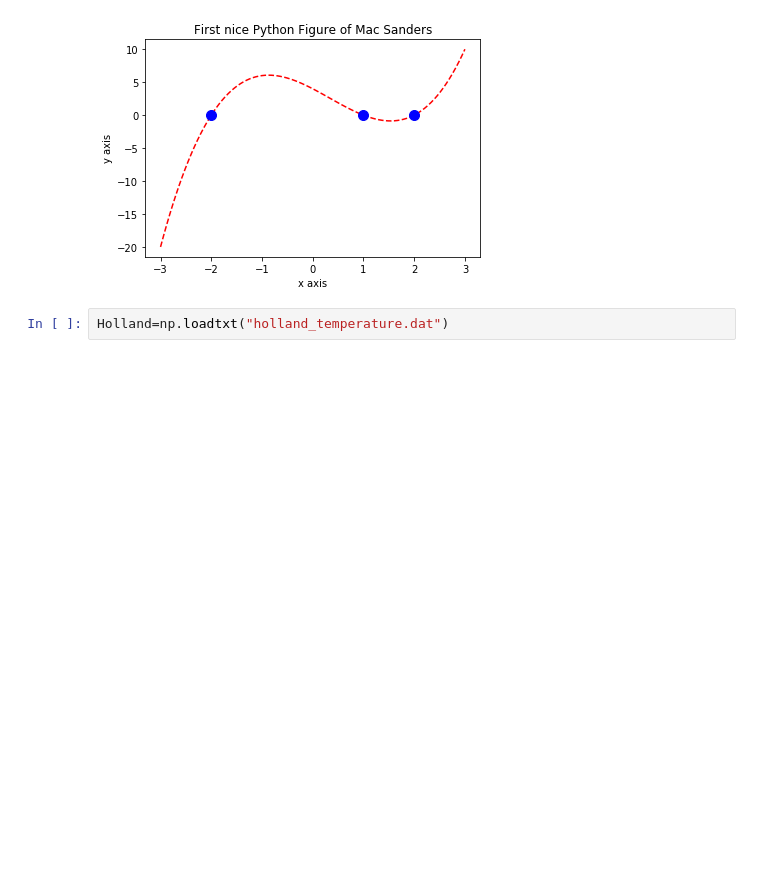
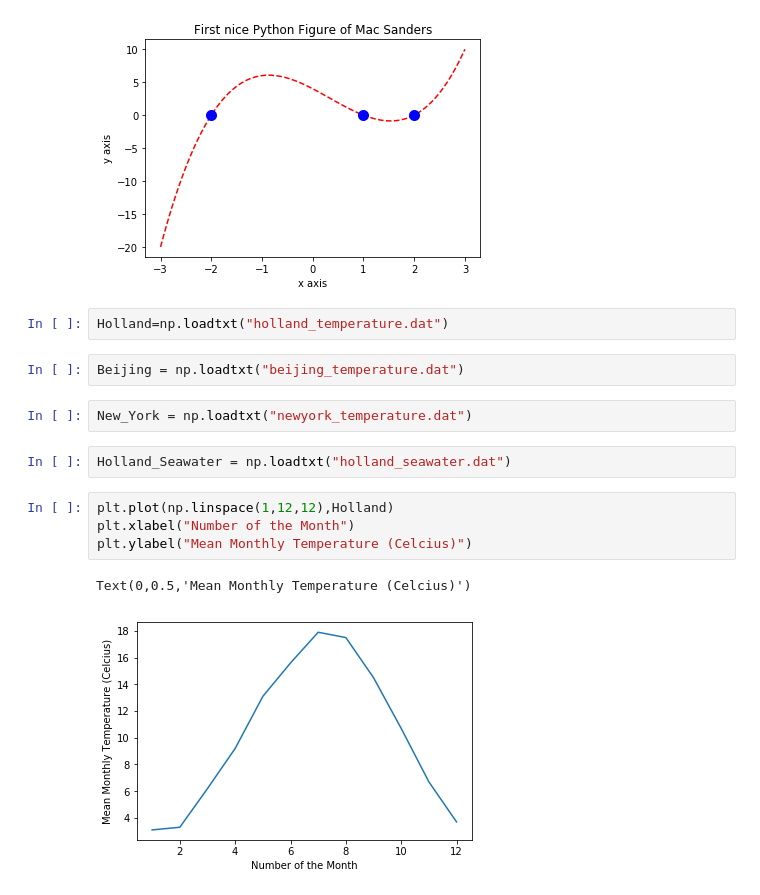
Before and after one commit to hmsand2050/astro_phys, a Jupyter notebook: notebook1_basics_plotting/Learning_1.ipynb, the cells around one changed output. Cells and saved outputs as stored; diff of their text form; blank space fills up the shorter version.

```diff
--- a/notebook1_basics_plotting/Learning_1.ipynb
+++ b/notebook1_basics_plotting/Learning_1.ipynb
@@ -72,3 +72,16 @@ Text(0.5,1,'First nice Python Figure of Mac Sanders')
 [figure]
 # %%
 Holland=np.loadtxt("holland_temperature.dat")
+# %%
+Beijing = np.loadtxt("beijing_temperature.dat")
+# %%
+New_York = np.loadtxt("newyork_temperature.dat")
+# %%
+Holland_Seawater = np.loadtxt("holland_seawater.dat")
+# %%
+plt.plot(np.linspace(1,12,12),Holland)
+plt.xlabel("Number of the Month")
+plt.ylabel("Mean Monthly Temperature (Celcius)")
+# %% [output]
+Text(0,0.5,'Mean Monthly Temperature (Celcius)')
+[figure, added]
```
Also changed, not shown: parts of 8 cells of this notebook.
